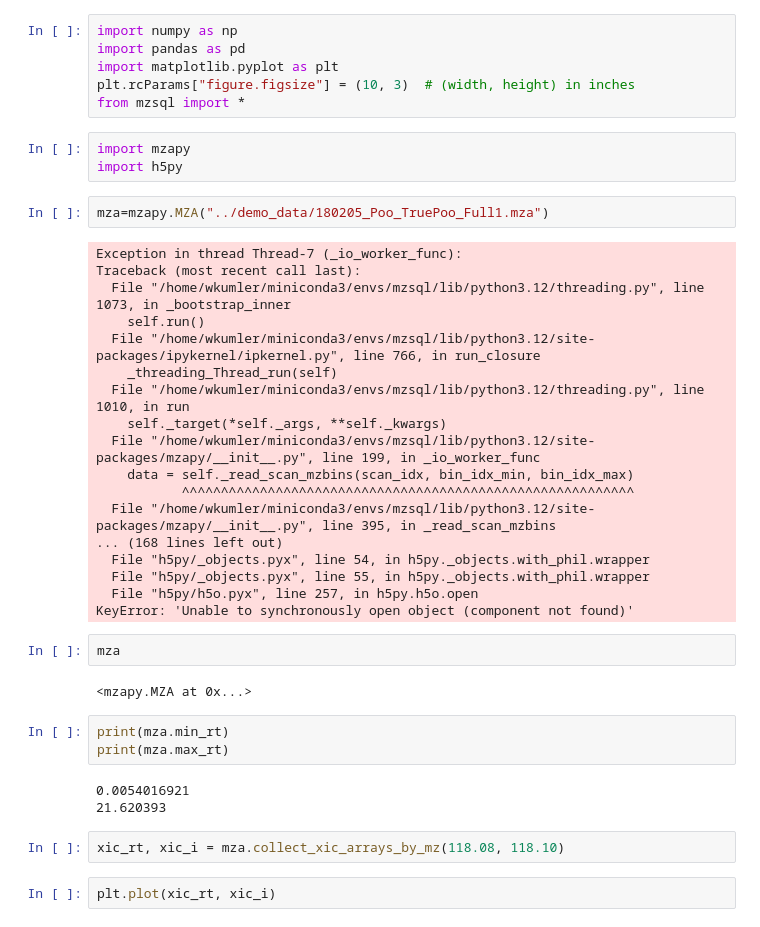
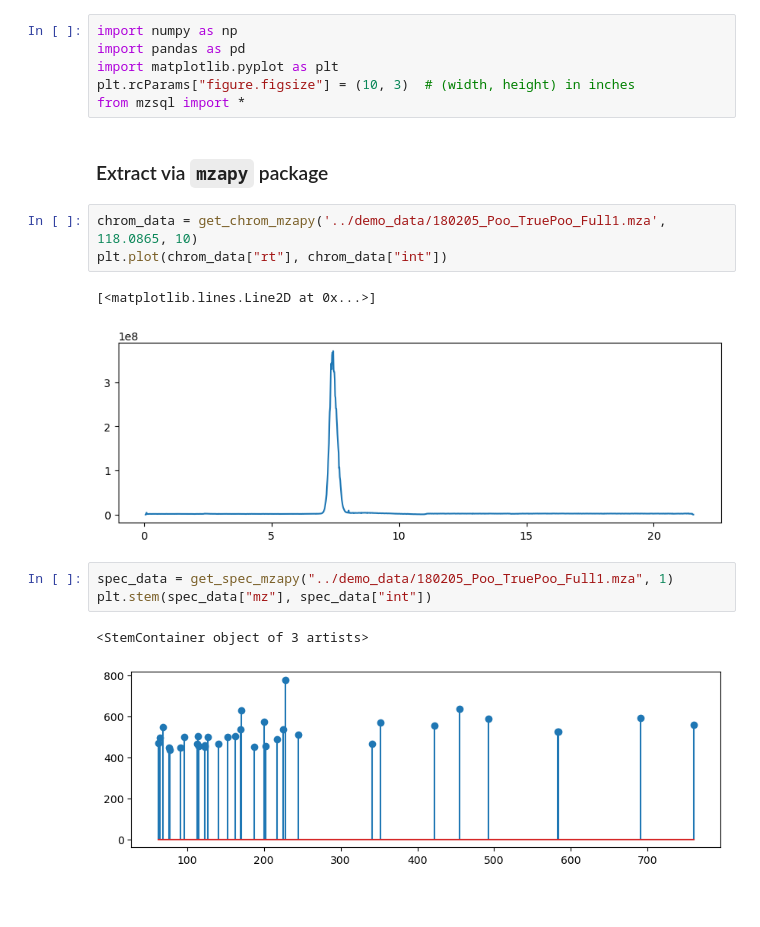
Before and after one commit to wkumler/mzsql, a Jupyter notebook: demo_notebooks/mza_notebook.ipynb, the cells around one changed output. Cells and saved outputs as stored; diff of their text form.

Commit message:
Adding mzapy functions and timing

```diff
--- a/demo_notebooks/mza_notebook.ipynb
+++ b/demo_notebooks/mza_notebook.ipynb
@@ -4,41 +4,18 @@ import pandas as pd
 import matplotlib.pyplot as plt
 plt.rcParams["figure.figsize"] = (10, 3)  # (width, height) in inches
 from mzsql import *
-# %%
-import mzapy
-import h5py
-# %%
-mza=mzapy.MZA("../demo_data/180205_Poo_TruePoo_Full1.mza")
-# %% [output]
-Exception in thread Thread-7 (_io_worker_func):
-Traceback (most recent call last):
-  File "/home/wkumler/miniconda3/envs/mzsql/lib/python3.12/threading.py", line 1073, in _bootstrap_inner
-    self.run()
-  File "/home/wkumler/miniconda3/envs/mzsql/lib/python3.12/site-packages/ipykernel/ipkernel.py", line 766, in run_closure
-    _threading_Thread_run(self)
-  File "/home/wkumler/miniconda3/envs/mzsql/lib/python3.12/threading.py", line 1010, in run
-    self._target(*self._args, **self._kwargs)
-  File "/home/wkumler/miniconda3/envs/mzsql/lib/python3.12/site-packages/mzapy/__init__.py", line 199, in _io_worker_func
-    data = self._read_scan_mzbins(scan_idx, bin_idx_min, bin_idx_max)
-           ^^^^^^^^^^^^^^^^^^^^^^^^^^^^^^^^^^^^^^^^^^^^^^^^^^^^^^^^^^
-  File "/home/wkumler/miniconda3/envs/mzsql/lib/python3.12/site-packages/mzapy/__init__.py", line 395, in _read_scan_mzbins
-... (168 lines left out)
-  File "h5py/_objects.pyx", line 54, in h5py._objects.with_phil.wrapper
-  File "h5py/_objects.pyx", line 55, in h5py._objects.with_phil.wrapper
-  File "h5py/h5o.pyx", line 257, in h5py.h5o.open
-KeyError: 'Unable to synchronously open object (component not found)'
-# %%
-mza
-# %% [output]
-<mzapy.MZA at 0x...>
-# %%
-print(mza.min_rt)
-print(mza.max_rt)
-# %% [output]
-0.0054016921
-21.620393
+# %% [markdown]
+### Extract via `mzapy` package
 # %%
-xic_rt, xic_i = mza.collect_xic_arrays_by_mz(118.08, 118.10)
+chrom_data = get_chrom_mzapy('../demo_data/180205_Poo_TruePoo_Full1.mza', 118.0865, 10)
+plt.plot(chrom_data["rt"], chrom_data["int"])
+# %% [output]
+[<matplotlib.lines.Line2D at 0x...>]
+[figure, added]
 # %%
-plt.plot(xic_rt, xic_i)
+spec_data = get_spec_mzapy("../demo_data/180205_Poo_TruePoo_Full1.mza", 1)
+plt.stem(spec_data["mz"], spec_data["int"])
+# %% [output]
+<StemContainer object of 3 artists>
+[figure, added]
 # %%
```
Also changed, not shown: parts of 10 cells of this notebook, 1 other file.
